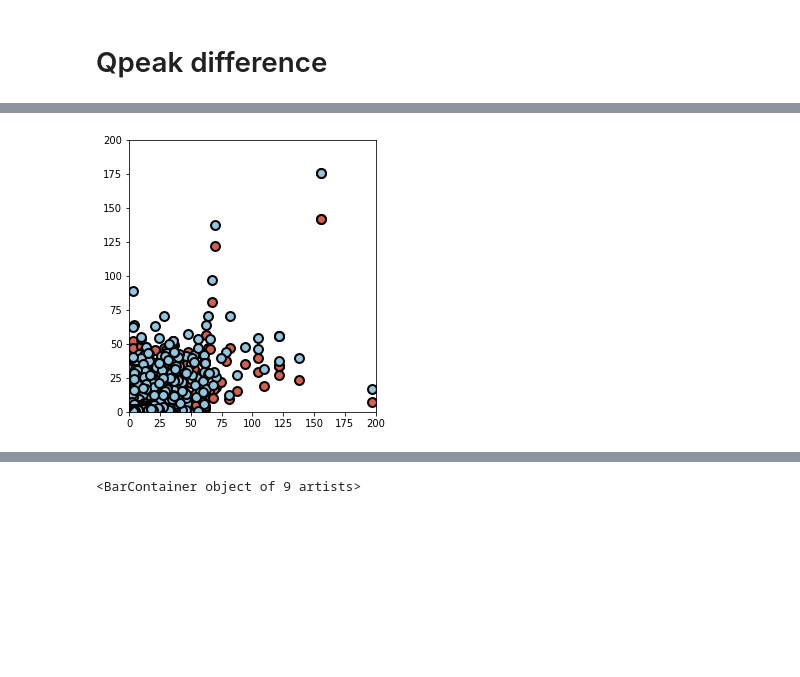
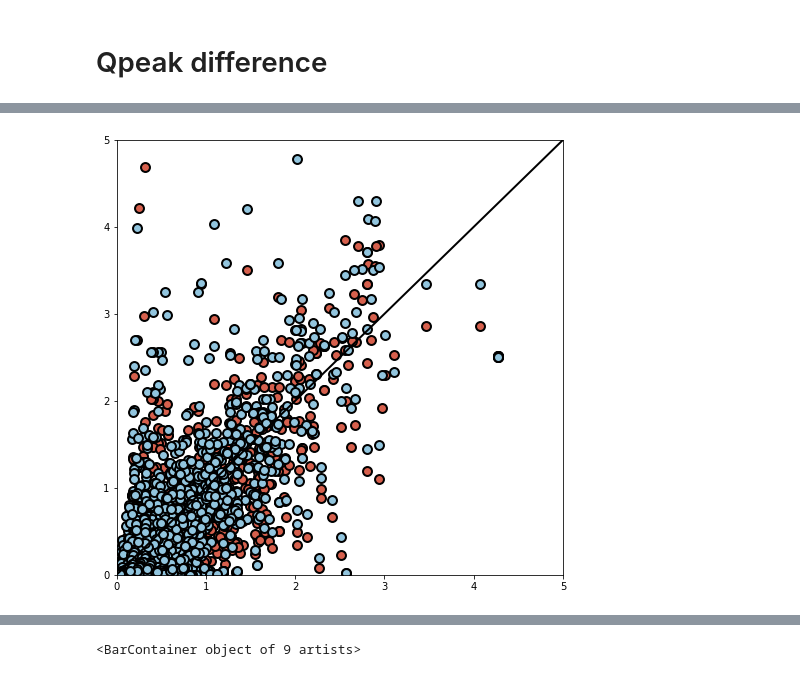
Before and after one commit to nicolas998/active_layer_evaluation, a Jupyter notebook: 02_Scenarios_evaluation.ipynb, the cells around one changed output, grey strips where cells are left out. Drawn from its saved outputs; the diff is of its cells as text; code cells hidden in the pictures; blank space fills up the shorter version.

```diff
--- a/02_Scenarios_evaluation.ipynb
+++ b/02_Scenarios_evaluation.ipynb
@@ -27,6 +27,7 @@ Emet = pd.read_msgpack('data/results/Events_Metrics_sce.msg')
 products = Emet['product'].unique().tolist()
 
 kges = {}
+bests = {}
 
 for _i in [0.1, 0.75, 1.5]:
     #Do it for the initial product
@@ -49,7 +50,7 @@ for _i in [0.1, 0.75, 1.5]:
     best = c.idxmax(axis = 1)
     max_kge = c.max(axis=1)
     c['max_kge'] = max_kge
-
+    bests.update({str(_i): best})
     for prod in ['a-hlm','d-hlm','t-hlm']:
         a,b = get_intersec_events(Emet, 'ifc-hlm',prod,'kge',_i)
         b.set_index([b.index, 'link'], inplace=True)
@@ -193,11 +187,25 @@ def count_products(x):
+# %%
+def get_pos_conf(link):
+    d = best.xs(link,level = 'link')
+    pos = d.value_counts().index[0]
+    conf = d.value_counts().values[0] / d.value_counts().sum()
+    return pos,conf
 # %%
+level = '0.1'
+best = bests[level].copy()
+c = kges[level].copy()
+
+numbers = [21,22,23,24,31,32,33,34,41,42,43,44]
+numbers = np.arange(1,13)
+for i,j in zip(products[5:], numbers):
+    best.loc[best == i] = j
+
 best_sce = {}
 links = np.unique(best.index.get_level_values(level='link')).tolist()
 for l in links:
-    d = best.xs(l,level = 'link')
-    prod = products[5:][count_products(d).argmax()]
-    p = count_products(d).max()
+    pos, conf = get_pos_conf(l)
     b_kge = np.percentile(c.xs(l, level = 'link')['max_kge'], 50)
     i_kge = np.percentile(c.xs(l, level = 'link')['ifc-hlm'], 50)
-    best_sce.update({l:{'product': prod, 'p':p,'best_kge':b_kge, 'ifc-hlm':i_kge}})
+    best_sce.update({l:{'product': pos, 'p':conf,'best_kge':b_kge, 'ifc-hlm':i_kge}})
+
 best_sce = pd.DataFrame(best_sce).T
@@ -376,17 +376,18 @@ def get_qmax_intersec(product, y1,y2):
 # %%
 get_qmax_intersec('d-hlm', '2002','2008')
 # %%
-fig = pl.figure(figsize=(15,5))
+fig = pl.figure(figsize=(8,8))
 
 years = [[2002,2008],[2009,2014],[2015,2018]]
 for i,y in enumerate(years[:1]):
-    ax = fig.add_subplot(1,3,i+1)
+    #ax = fig.add_subplot(1,3,i+1)
+    ax = fig.add_subplot(1,1,1)
     x,y1 = get_qmax_intersec('ifc-hlm', str(y[0]),str(y[1]))
     pl.scatter(x, y1, c = colors['ifc-hlm'], s = 80, edgecolor = 'k', lw = 2, label = 'HLM-l')
     x,y1 = get_qmax_intersec('d-hlm', str(y[0]),str(y[1]))
     pl.scatter(x, y1, c = colors['a-hlm'], s = 80, edgecolor = 'k', lw = 2, label = 'HLM-nld')
     pl.plot([0,5],[0,5], 'k', lw = 2)
     ax.set_xlim(0,5)
     ax.set_ylim(0,5)
 # %% [output]
-[figure, old version]
+[figure, new version]
```
Also changed, not shown: parts of 8 cells of this notebook, 13 other files.
